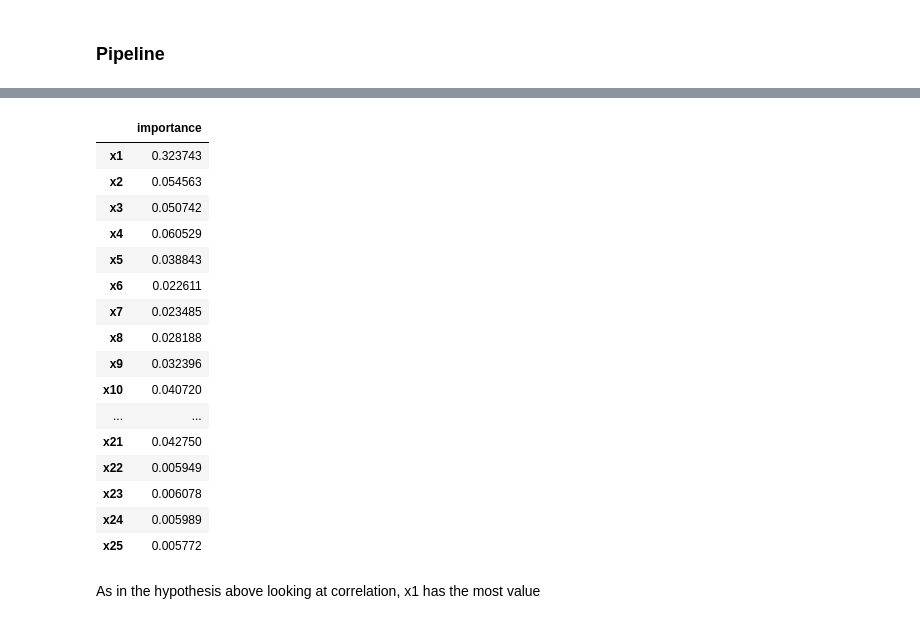
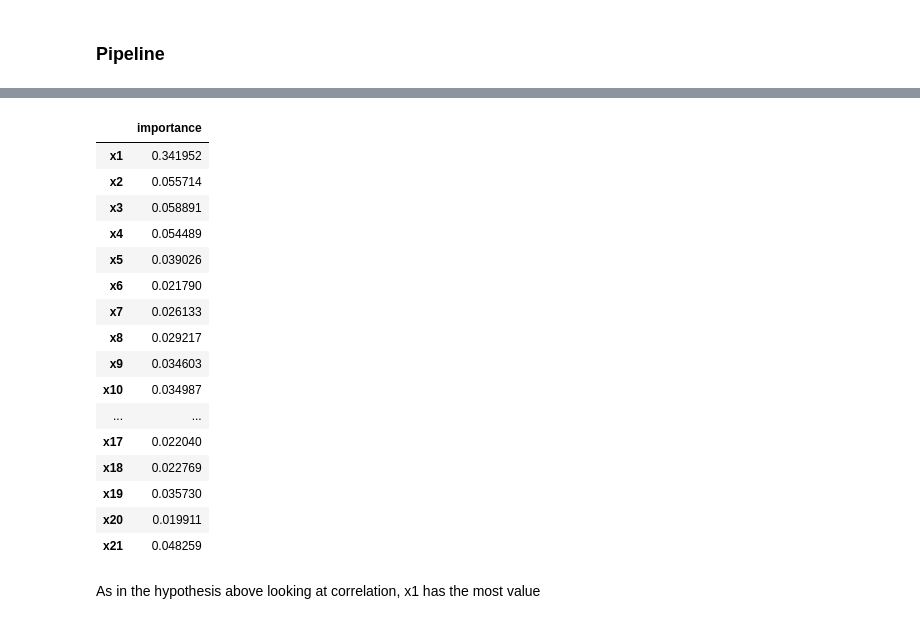
Before and after one commit to deshwalmahesh/Covid-19-Test-Classification, a Jupyter notebook: Solution.ipynb, the cells around one changed output, grey strips where cells are left out. Cells and saved outputs as stored; diff of their text form; code cells hidden in the pictures.

```diff
--- a/Solution.ipynb
+++ b/Solution.ipynb
@@ -224,7 +224,8 @@ No attribute except x1 has the correlation to Y and no two columns seem to have
 # %% [markdown]
 # Q.4
 # %%
-X_train = df.drop(['y','x22','x23','x24','x25'],axis=1).values
+X_train = df.drop(['y'],axis=1).values
+cols = df.drop(['y'],axis=1).columns
 y_train = df['y'].ravel()
 
 #X_train, X_test, y_train, y_test = train_test_split(X,y,test_size=0.2, random_state=SEED, stratify=y,
@@ -248,25 +250,25 @@ cv_model
 # %%
-feat_imp = pd.DataFrame(index=df.drop(['y'],axis=1).columns)
+feat_imp = pd.DataFrame(index=cols)
 feat_imp['importance'] = RandomForestClassifier(random_state=SEED).fit(X_train,y_train).feature_importances_
 feat_imp
 # %% [output]
 |  | importance |
-| x1 | 0.323743 |
-| x2 | 0.054563 |
-| x3 | 0.050742 |
-| x4 | 0.060529 |
-| x5 | 0.038843 |
-| x6 | 0.022611 |
-| x7 | 0.023485 |
-| x8 | 0.028188 |
-| x9 | 0.032396 |
-| x10 | 0.040720 |
+| x1 | 0.341952 |
+| x2 | 0.055714 |
+| x3 | 0.058891 |
+| x4 | 0.054489 |
+| x5 | 0.039026 |
+| x6 | 0.021790 |
+| x7 | 0.026133 |
+| x8 | 0.029217 |
+| x9 | 0.034603 |
+| x10 | 0.034987 |
 | ... | ... |
-| x21 | 0.042750 |
-| x22 | 0.005949 |
-| x23 | 0.006078 |
-| x24 | 0.005989 |
-| x25 | 0.005772 |
+| x17 | 0.022040 |
+| x18 | 0.022769 |
+| x19 | 0.035730 |
+| x20 | 0.019911 |
+| x21 | 0.048259 |
 # %% [markdown]
 As in the hypothesis above looking at correlation, x1  has the most value
 # %% [markdown]
```
Also changed, not shown: parts of 4 cells of this notebook.
